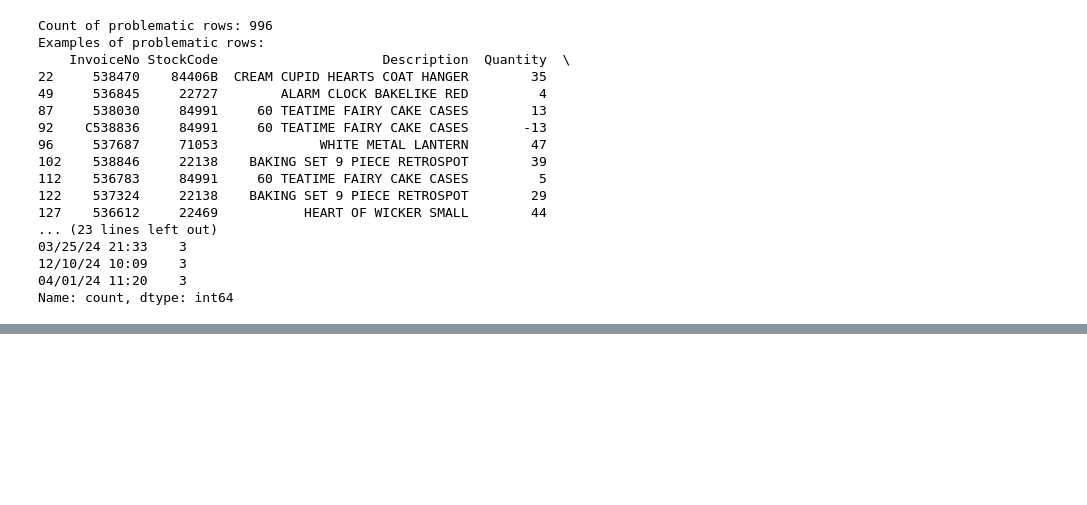
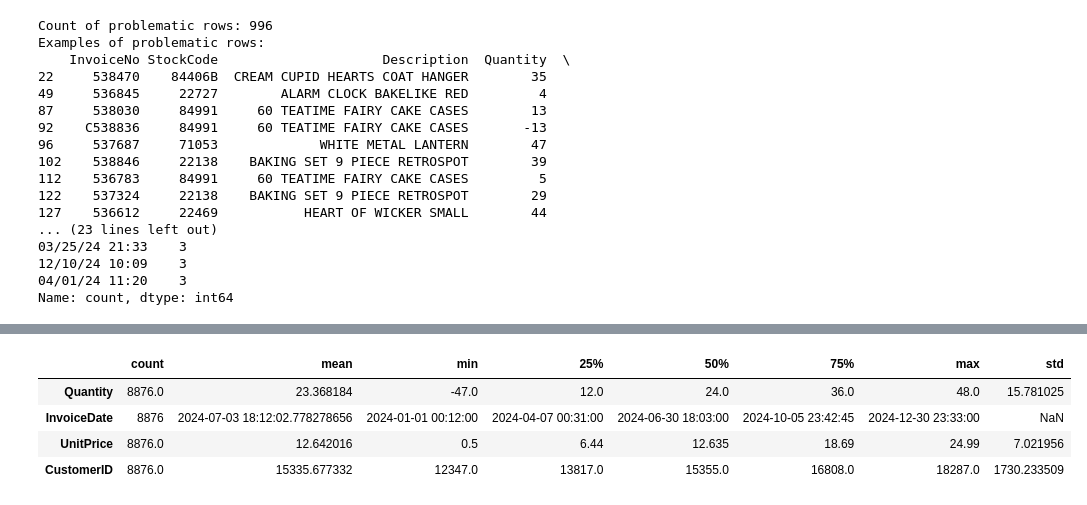
Before and after one commit to metedogan/customer-segmentation-with-rfm, a Jupyter notebook: notebooks/01_data_exploration.ipynb, the cells around one changed output, grey strips where cells are left out. Drawn from its saved outputs; the diff is of its cells as text; code cells hidden in the pictures; blank space fills up the shorter version.

```diff
--- a/notebooks/01_data_exploration.ipynb
+++ b/notebooks/01_data_exploration.ipynb
@@ -221,0 +261,8 @@ df['InvoiceDate'] = pd.to_datetime(df['InvoiceDate'], errors='coerce')
+# %%
+df.describe().T
+# %% [output]
+|  | count | mean | min | 25% | 50% | 75% | max | std |
+| Quantity | 8876.0 | 23.368184 | -47.0 | 12.0 | 24.0 | 36.0 | 48.0 | 15.781025 |
+| InvoiceDate | 8876 | 2024-07-03 18:12:02.778278656 | 2024-01-01 00:12:00 | 2024-04-07 00:31:00 | 2024-06-30 18:03:00 | 2024-10-05 23:42:45 | 2024-12-30 23:33:00 | NaN |
+| UnitPrice | 8876.0 | 12.642016 | 0.5 | 6.44 | 12.635 | 18.69 | 24.99 | 7.021956 |
+| CustomerID | 8876.0 | 15335.677332 | 12347.0 | 13817.0 | 15355.0 | 16808.0 | 18287.0 | 1730.233509 |
```
Also changed, not shown: parts of 5 cells of this notebook, 2 other files.
